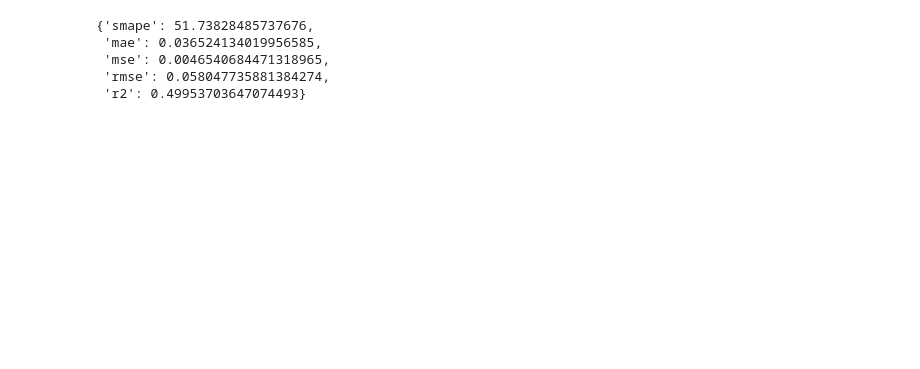
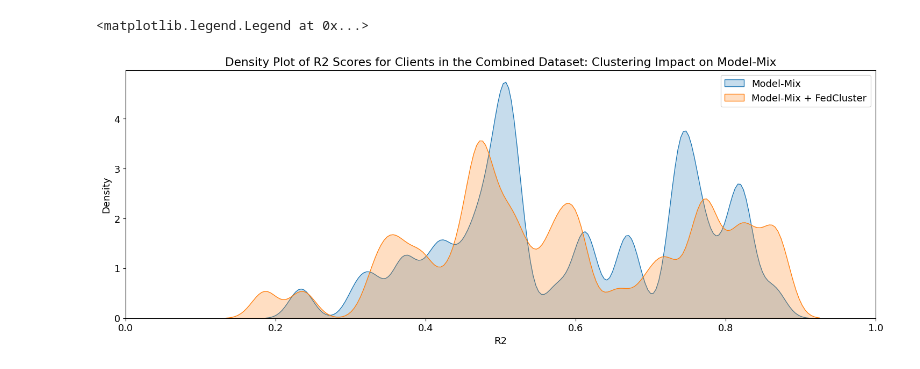
Before and after one commit to MaherDissem/PersFL-LoadForecast, a Jupyter notebook: src/notebooks/results_analysis.ipynb, the cells around one changed output. Cells and saved outputs as stored; diff of their text form; code cells hidden in the pictures; blank space fills up the shorter version.

```diff
--- a/src/notebooks/results_analysis.ipynb
+++ b/src/notebooks/results_analysis.ipynb
@@ -86,26 +165,0 @@ plot_clients_metrics(simulation_results_csv_path, n_clients, metric="r2")
-# %%
-def get_avg_last_metrics(simulation_results_csv_path: str) -> dict:
-    """
-    Get the average of the last round test metrics across all clients.
-    """
-    df = pd.read_csv(simulation_results_csv_path)
-    test_metrics = df[df["eval_data"] == "test"]
-    last_round = test_metrics["round"].max()
-    last_metrics = test_metrics[test_metrics["round"] == last_round]
-
-    return {
-        "smape": last_metrics["smape"].mean(),
-        "mae": last_metrics["mae"].mean(),
-        "mse": last_metrics["mse"].mean(),
-        "rmse": last_metrics["rmse"].mean(),
-        "r2": last_metrics["r2"].mean(),
-    }
-
-
-get_avg_last_metrics(simulation_results_csv_path)
-# %% [output]
-{'smape': 51.73828485737676,
- 'mae': 0.036524134019956585,
- 'mse': 0.0046540684471318965,
- 'rmse': 0.058047735881384274,
- 'r2': 0.49953703647074493}
@@ -112 +331,25 @@ get_avg_last_metrics(simulation_results_csv_path)
+# %%
+plt.figure(figsize=(18, 6))
+plt.rcParams.update({'font.size': 13})
+fill = True
+BW_ADJUST = 0.2
+
+# sns.kdeplot(local_train_clipped, fill=True, bw_adjust=BW_ADJUST, label="Local Train")
+# sns.kdeplot(fedavg_clipped, fill=fill, bw_adjust=BW_ADJUST, label="FedAvg")
+# sns.kdeplot(fedala_clipped, fill=fill, bw_adjust=BW_ADJUST, label="FedALA")
+sns.kdeplot(model_mix_clipped, fill=fill, bw_adjust=BW_ADJUST, label="Model-Mix")
+# sns.kdeplot(fedora_clipped, fill=fill, bw_adjust=BW_ADJUST, label="Fedora")
+
+# sns.kdeplot(fedavg_cluster_clipped, fill=fill, bw_adjust=BW_ADJUST, label="FedAvg + FedCluster")
+# sns.kdeplot(fedala_cluster_clipped, fill=fill, bw_adjust=BW_ADJUST, label="FedALA + FedCluster")
+sns.kdeplot(model_mix_cluster_clipped, fill=fill, bw_adjust=BW_ADJUST, label="Model-Mix + FedCluster")
+
+plt.title("Density Plot of R2 Scores for Clients in the Combined Dataset: Clustering Impact on Model-Mix")
+plt.xlim(0.0, 1.0)
+plt.xlabel("R2")
+plt.ylabel("Density")
+plt.legend()
+# %% [output]
+<matplotlib.legend.Legend at 0x...>
+[figure, added]
 # %%
```
Also changed, not shown: parts of 9 cells of this notebook.
